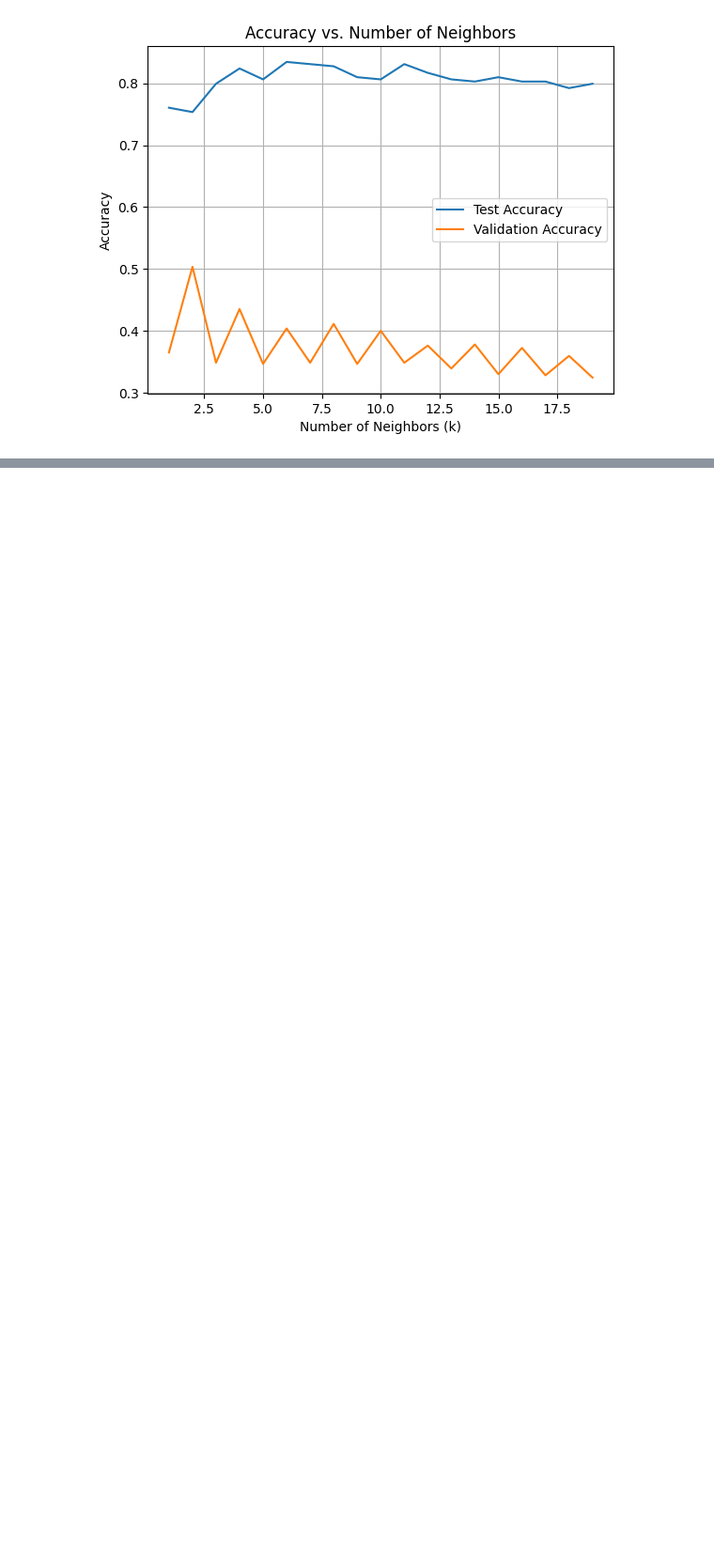
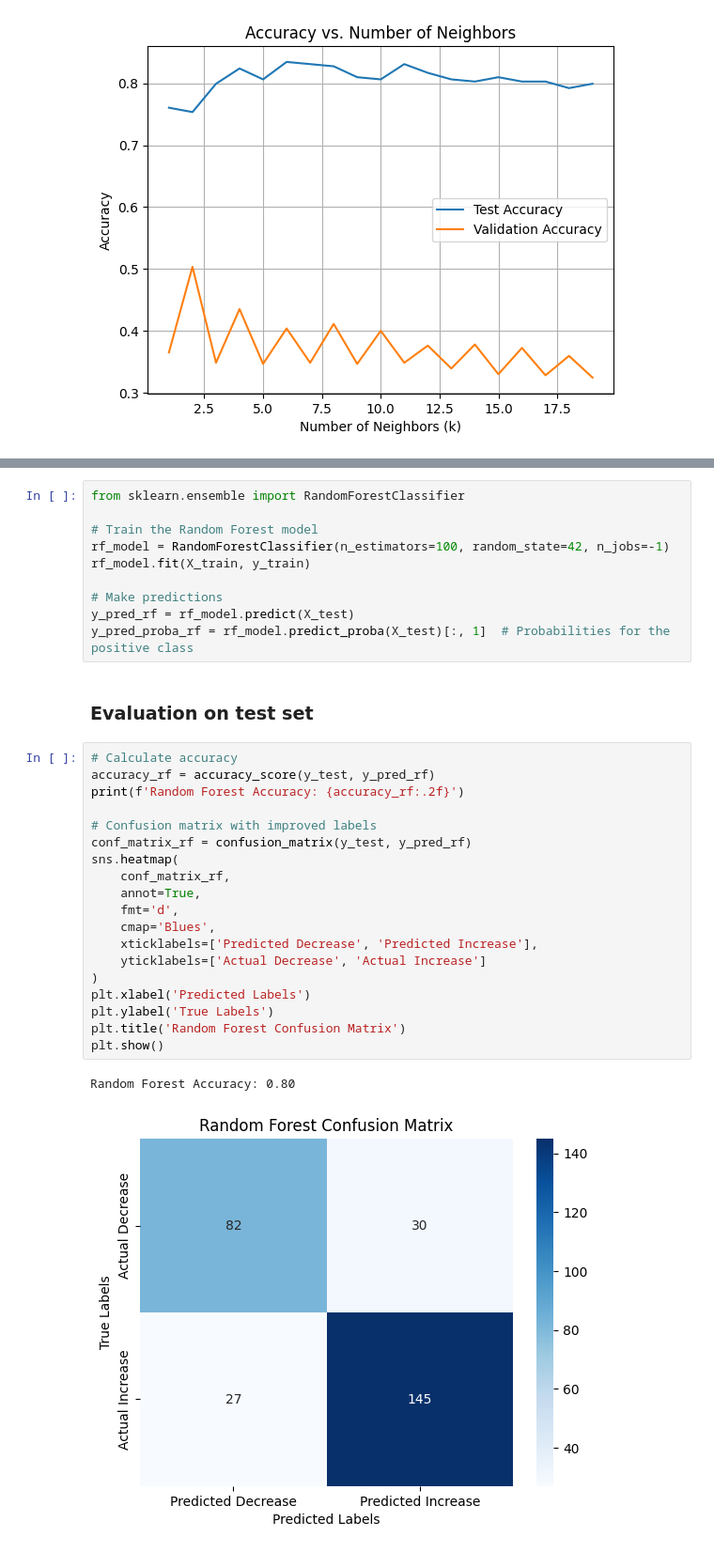
Before and after one commit to kingshuk7995/DS_first_year_project, a Jupyter notebook: training.ipynb, the cells around one changed output, grey strips where cells are left out. Shown at 94% size. Saved outputs shown, nothing was run; the diff lists cells and outputs as text; blank space fills up the shorter version.

Commit message:
try with random forest

```diff
--- a/training.ipynb
+++ b/training.ipynb
@@ -271,0 +289,34 @@ plt.show()
+# %%
+from sklearn.ensemble import RandomForestClassifier
+
+# Train the Random Forest model
+rf_model = RandomForestClassifier(n_estimators=100, random_state=42, n_jobs=-1)
+rf_model.fit(X_train, y_train)
+
+# Make predictions
+y_pred_rf = rf_model.predict(X_test)
+y_pred_proba_rf = rf_model.predict_proba(X_test)[:, 1]  # Probabilities for the positive class
+# %% [markdown]
+### Evaluation on test set
+# %%
+# Calculate accuracy
+accuracy_rf = accuracy_score(y_test, y_pred_rf)
+print(f'Random Forest Accuracy: {accuracy_rf:.2f}')
+
+# Confusion matrix with improved labels
+conf_matrix_rf = confusion_matrix(y_test, y_pred_rf)
+sns.heatmap(
+    conf_matrix_rf,
+    annot=True,
+    fmt='d',
+    cmap='Blues',
+    xticklabels=['Predicted Decrease', 'Predicted Increase'],
+    yticklabels=['Actual Decrease', 'Actual Increase']
+)
+plt.xlabel('Predicted Labels')
+plt.ylabel('True Labels')
+plt.title('Random Forest Confusion Matrix')
+plt.show()
+# %% [output]
+Random Forest Accuracy: 0.80
+[figure, added]
```
Also changed, not shown: parts of 8 cells of this notebook.
